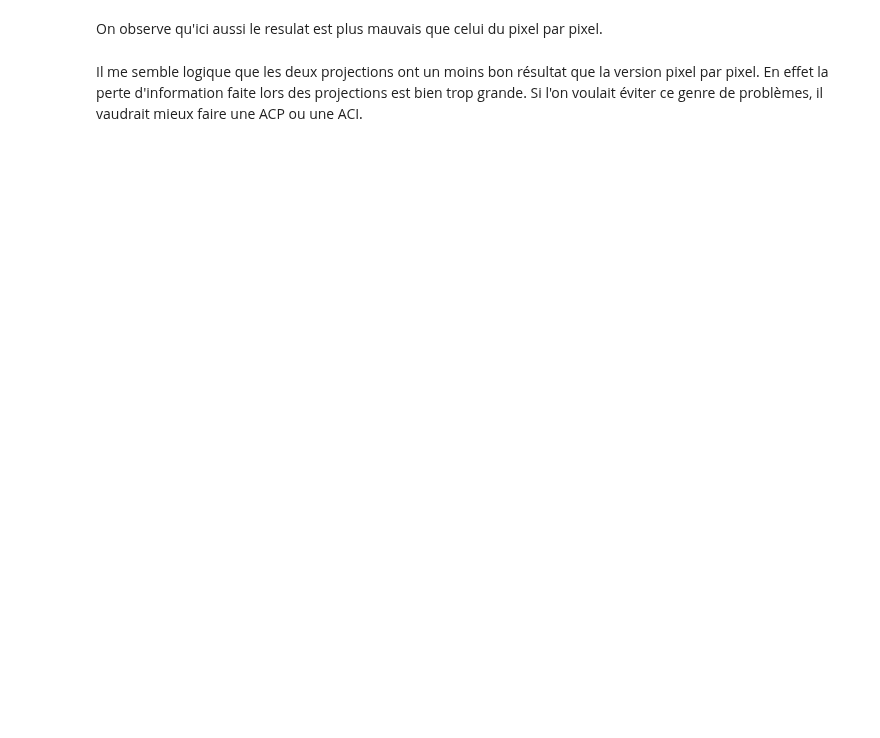
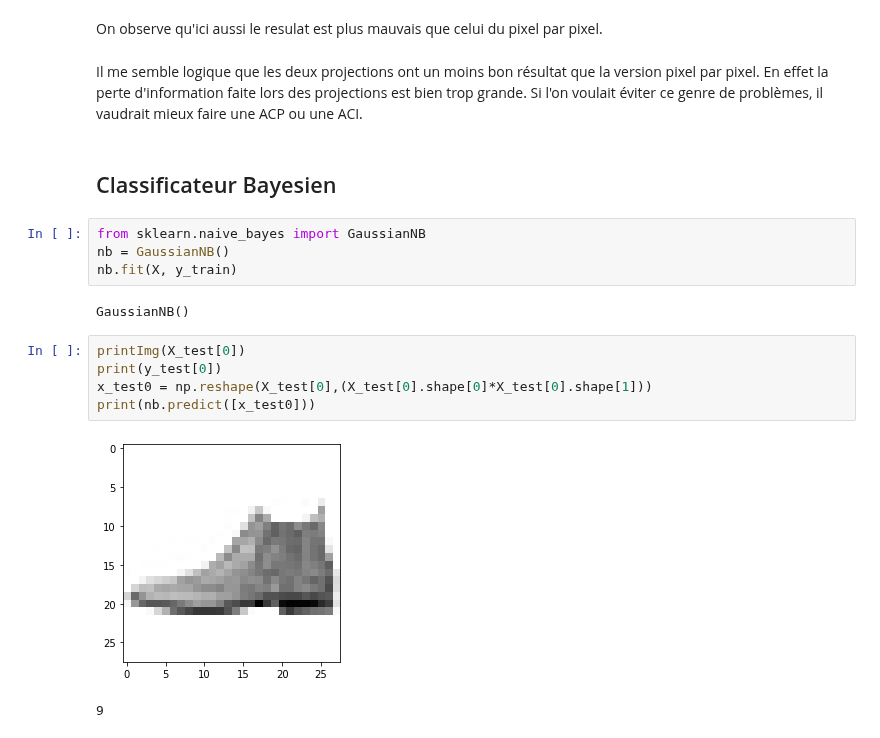
Before and after one commit to LeonPyramid/Devoir_Acid, a Jupyter notebook: Gr2-Delpy_Romain-Leboulanger_Pablo.ipynb, the cells around one changed output. Drawn from its saved outputs; the diff is of its cells as text; blank space fills up the shorter version.

Commit message:
bayes

```diff
--- a/Gr2-Delpy_Romain-Leboulanger_Pablo.ipynb
+++ b/Gr2-Delpy_Romain-Leboulanger_Pablo.ipynb
@@ -159,3 +147,19 @@ Notes:
 On observe qu'ici aussi le resulat est plus mauvais que celui du pixel par pixel.
 # %% [markdown]
 Il me semble logique que les deux projections ont un moins bon résultat que la version pixel par pixel. En effet la perte d'information  faite lors des projections est bien trop grande. Si l'on voulait éviter ce genre de problèmes, il vaudrait mieux faire une ACP ou une ACI.
+# %% [markdown]
+## Classificateur Bayesien
+# %%
+from sklearn.naive_bayes import GaussianNB
+nb = GaussianNB()
+nb.fit(X, y_train)
+# %% [output]
+GaussianNB()
+# %%
+printImg(X_test[0])
+print(y_test[0])
+x_test0 = np.reshape(X_test[0],(X_test[0].shape[0]*X_test[0].shape[1]))
+print(nb.predict([x_test0]))
+# %% [output]
+[figure, added]
+9
```
Also changed, not shown: parts of 5 cells of this notebook.
